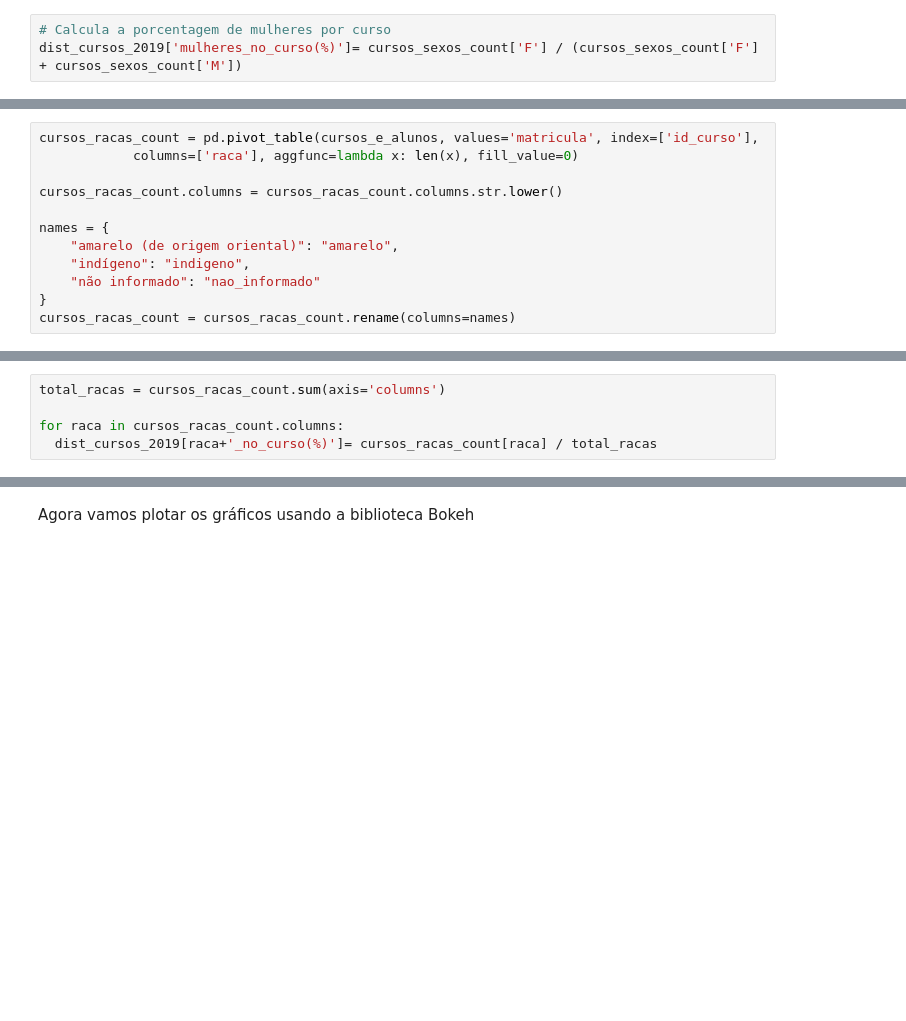
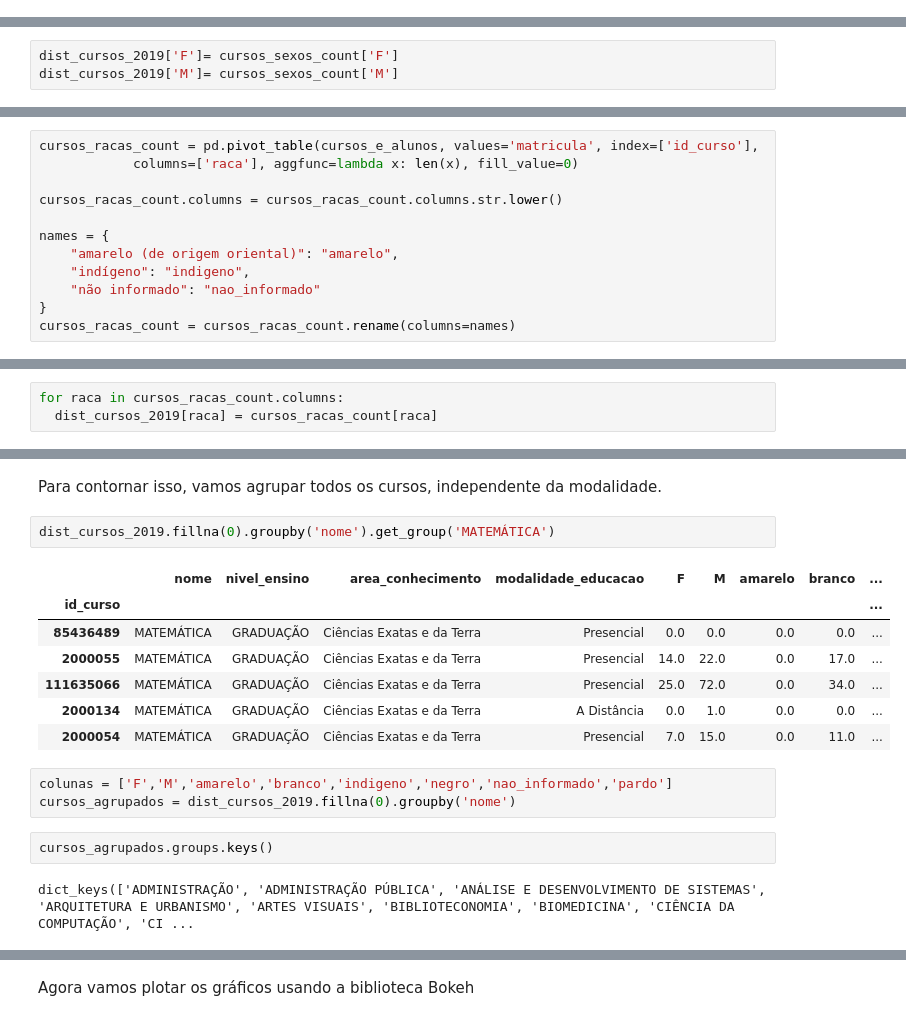
Before and after one commit to nymarya/gender-and-race-ufrn, a Jupyter notebook: sexo_e_cor_da_ufrn.ipynb, the cells around one changed output, grey strips where cells are left out. Cells and saved outputs as stored; diff of their text form; blank space fills up the shorter version.

```diff
--- a/sexo_e_cor_da_ufrn.ipynb
+++ b/sexo_e_cor_da_ufrn.ipynb
@@ -78,6 +93,3 @@ cursos_sexos_count.head()
 | 2000006 | 23 | 15 |
 | 2000009 | 13 | 9 |
 | 2000011 | 37 | 56 |
-# %%
-# Calcula a porcentagem de mulheres por curso
-dist_cursos_2019['mulheres_no_curso(%)']= cursos_sexos_count['F'] / (cursos_sexos_count['F'] + cursos_sexos_count['M'])
@@ -93,0 +98,3 @@ Name: mulheres_no_curso(%), dtype: float64
+# %%
+dist_cursos_2019['F']= cursos_sexos_count['F']
+dist_cursos_2019['M']= cursos_sexos_count['M']
@@ -114,7 +123,5 @@ cursos_racas_count.head()
 | 2000009 | 0 | 10 | 0 | 3 | 1 | 8 |
 | 2000011 | 0 | 42 | 0 | 3 | 1 | 47 |
 # %%
-total_racas = cursos_racas_count.sum(axis='columns')
-
 for raca in cursos_racas_count.columns:
-  dist_cursos_2019[raca+'_no_curso(%)']= cursos_racas_count[raca] / total_racas
+  dist_cursos_2019[raca] = cursos_racas_count[raca]
@@ -135,0 +141,19 @@ dados_discentes.loc[ dados_discentes.id_curso == 15315770]
+# %% [markdown]
+Para contornar isso, vamos agrupar todos os cursos, independente da modalidade.
+# %%
+dist_cursos_2019.fillna(0).groupby('nome').get_group('MATEMÁTICA')
+# %% [output]
+|  | nome | nivel_ensino | area_conhecimento | modalidade_educacao | F | M | amarelo | branco | ... |
+| id_curso |  |  |  |  |  |  |  |  | ... |
+| 85436489 | MATEMÁTICA | GRADUAÇÃO | Ciências Exatas e da Terra | Presencial | 0.0 | 0.0 | 0.0 | 0.0 | ... |
+| 2000055 | MATEMÁTICA | GRADUAÇÃO | Ciências Exatas e da Terra | Presencial | 14.0 | 22.0 | 0.0 | 17.0 | ... |
+| 111635066 | MATEMÁTICA | GRADUAÇÃO | Ciências Exatas e da Terra | Presencial | 25.0 | 72.0 | 0.0 | 34.0 | ... |
+| 2000134 | MATEMÁTICA | GRADUAÇÃO | Ciências Exatas e da Terra | A Distância | 0.0 | 1.0 | 0.0 | 0.0 | ... |
+| 2000054 | MATEMÁTICA | GRADUAÇÃO | Ciências Exatas e da Terra | Presencial | 7.0 | 15.0 | 0.0 | 11.0 | ... |
+# %%
+colunas = ['F','M','amarelo','branco','indigeno','negro','nao_informado','pardo']
+cursos_agrupados = dist_cursos_2019.fillna(0).groupby('nome')
+# %%
+cursos_agrupados.groups.keys()
+# %% [output]
+dict_keys(['ADMINISTRAÇÃO', 'ADMINISTRAÇÃO PÚBLICA', 'ANÁLISE E DESENVOLVIMENTO DE SISTEMAS', 'ARQUITETURA E URBANISMO', 'ARTES VISUAIS', 'BIBLIOTECONOMIA', 'BIOMEDICINA', 'CIÊNCIA DA COMPUTAÇÃO', 'CI ...
```
Also changed, not shown: parts of 31 cells of this notebook.
